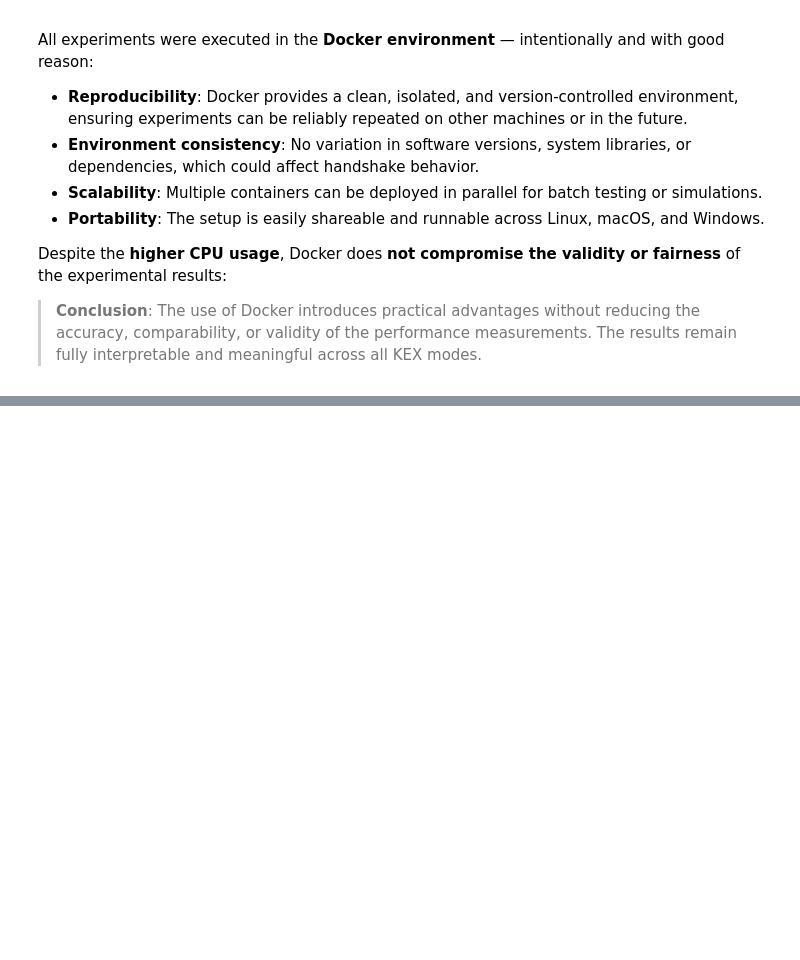
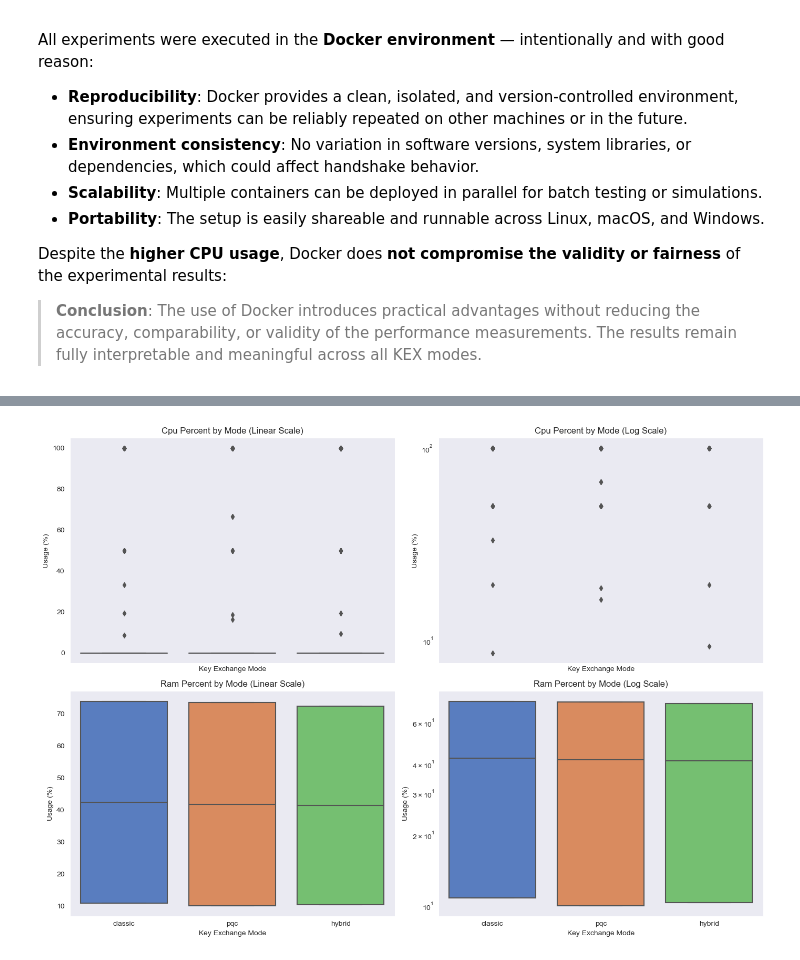
Before and after one commit to LucaBreh/HybridKEX, a Jupyter notebook: analytics/notebooks/03_analysis_and_visualization.ipynb, the cells around one changed output, grey strips where cells are left out. Cells and saved outputs as stored; diff of their text form; code cells hidden in the pictures; blank space fills up the shorter version.

```diff
--- a/analytics/notebooks/03_analysis_and_visualization.ipynb
+++ b/analytics/notebooks/03_analysis_and_visualization.ipynb
@@ -338,0 +416,26 @@ Despite the **higher CPU usage**, Docker does **not compromise the validity or f
+# %%
+# Filter client-side measurements
+df_plot = df_exp1_client[df_exp1_client["side"] == "client"]
+
+# Set up 2x2 subplot matrix
+fig, axes = plt.subplots(2, 2, figsize=(14, 10), sharex=True)
+
+# Plot titles and settings
+resources = ["cpu_percent", "ram_percent"]
+scales = ["linear", "log"]
+
+for i, resource in enumerate(resources):
+    for j, scale in enumerate(scales):
+        ax = axes[i, j]
+        sns.boxplot(data=df_plot, x="mode", y=resource, palette="muted", ax=ax)
+
+        ax.set_title(f"{resource.replace('_', ' ').title()} by Mode ({scale.title()} Scale)")
+        ax.set_xlabel("Key Exchange Mode")
+        ax.set_ylabel("Usage (%)")
+        ax.set_yscale(scale)
+        ax.grid(axis="y")
+
+plt.tight_layout()
+plt.show()
+# %% [output]
+[figure, added]
```
Also changed, not shown: parts of 9 cells of this notebook.
